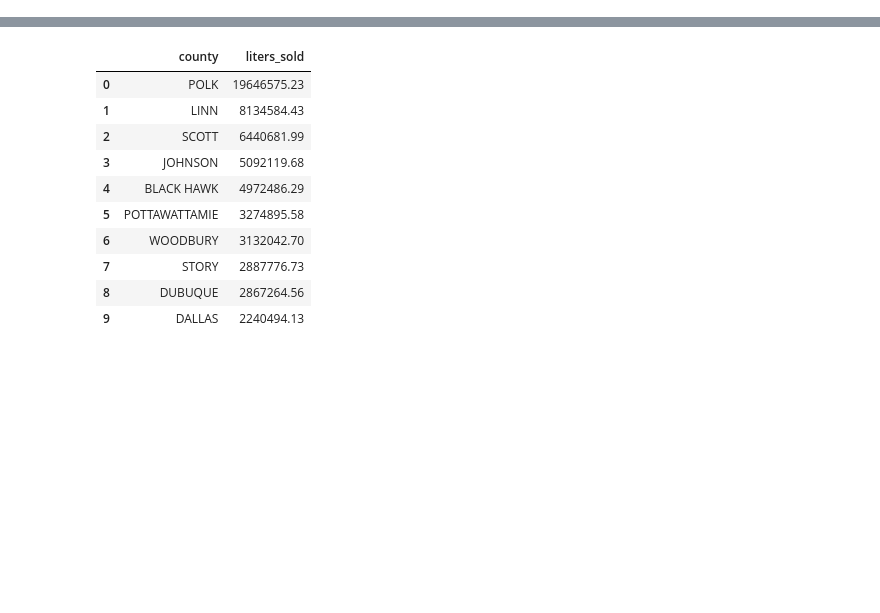
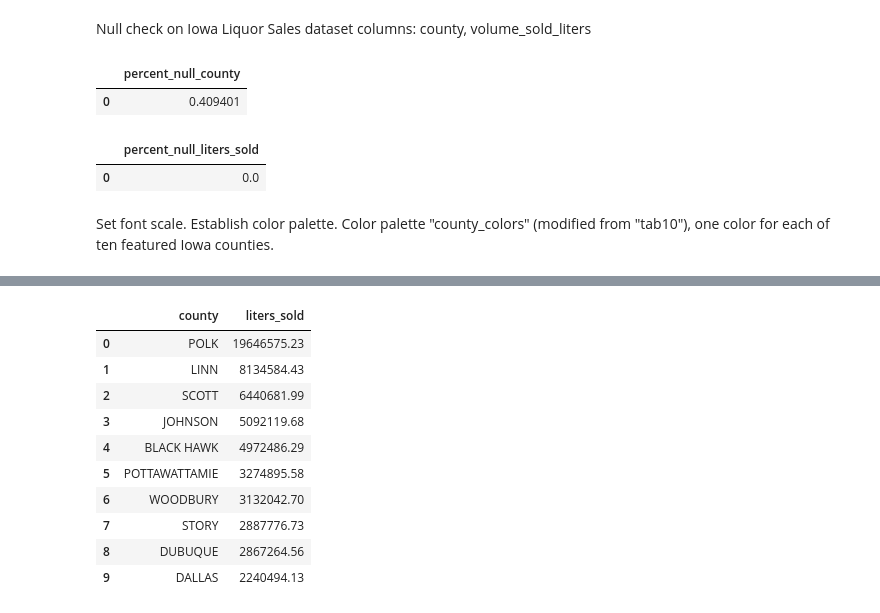
Before and after one commit to amoutafian/iowa_liquor_project, a Jupyter notebook: Iowa_liquor_moutafian_analysis.ipynb, the cells around one changed output, grey strips where cells are left out. Drawn from its saved outputs; the diff is of its cells as text; code cells hidden in the pictures; blank space fills up the shorter version.

Commit message:
Added null check on Iowa Liquor Sales dataset columns county and volume_liters_sold

```diff
--- a/Iowa_liquor_moutafian_analysis.ipynb
+++ b/Iowa_liquor_moutafian_analysis.ipynb
@@ -38,0 +18,14 @@ Find total volume (in liters) of liquor sold per county during 2018-2021.
+# %% [markdown]
+Null check on Iowa Liquor Sales dataset columns: county, volume_sold_liters
+# %%
+null_check_county_sql_statement = """SELECT
+  countif(county is null) / count(1) * 100 as percent_null_county
+FROM `bigquery-public-data.iowa_liquor_sales.sales`
+WHERE EXTRACT(YEAR from date) IN (2017, 2018,2019, 2020, 2021)
+  """.strip()
+# %%
+percent_null_county = pd.read_sql_query(null_check_county_sql_statement, engine)
+percent_null_county
+# %% [output]
+|  | percent_null_county |
+| 0 | 0.409401 |
@@ -38,0 +50,9 @@ Find total volume (in liters) of liquor sold per county during 2018-2021.
+# %%
+percent_null_liters_sold = pd.read_sql_query(null_check_liters_sold_sql_statement, engine)
+percent_null_liters_sold
+# %% [output]
+|  | percent_null_liters_sold |
+| 0 | 0.0 |
+# %% [markdown]
+Set font scale. Establish color palette.
+Color palette "county_colors" (modified from "tab10"), one color for each of ten featured Iowa counties.
```
Also changed, not shown: parts of 24 cells of this notebook.
